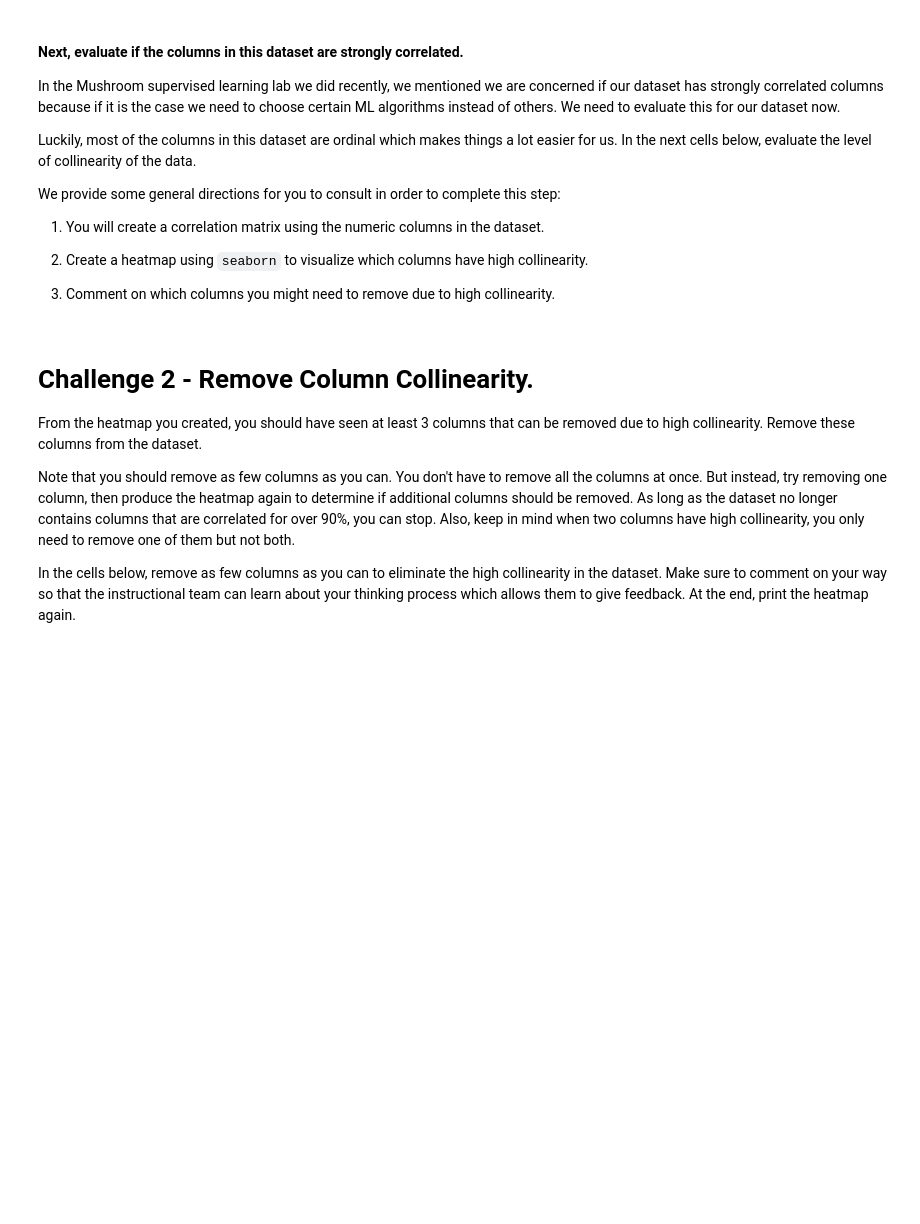
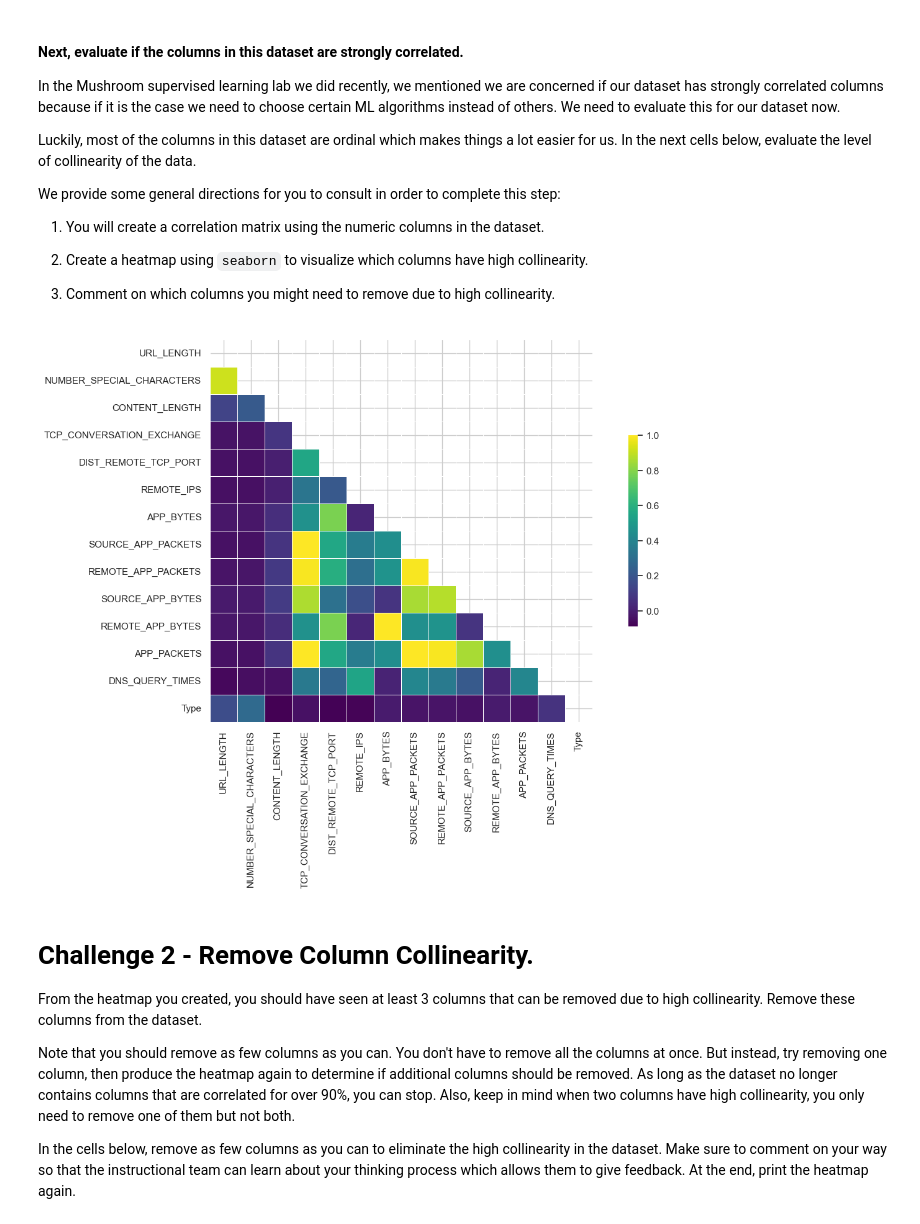
Before and after one commit to xrodrimo/lab-supervised-learning, a Jupyter notebook: your-code/main.ipynb, the cells around one changed output. Saved outputs shown, nothing was run; the diff lists cells and outputs as text; code cells hidden in the pictures; blank space fills up the shorter version.

```diff
--- a/your-code/main.ipynb
+++ b/your-code/main.ipynb
@@ -13,3 +6,34 @@ import pandas as pd
+# %%
+import pandas as pd
+pd.set_option('display.max_columns', None)
+pd.set_option('display.max_colwidth', None)
+import numpy as np
+
+# Modelling libraries
+import statsmodels.formula.api as smf
+from sklearn.model_selection import train_test_split
+from sklearn.linear_model import LinearRegression as LinReg
+from sklearn.linear_model import LogisticRegression
+from sklearn.tree import DecisionTreeClassifier
+from sklearn.metrics import mean_squared_error
+
+# Viz
+import seaborn as sns
+from matplotlib import pyplot as plt
+from matplotlib import cm
+%matplotlib inline
+%config Inlinebackend.figure_format = 'retina'
+sns.set_context("poster")
+sns.set(rc={"figure.figsize": (15.,8.)})
+sns.set_style("whitegrid")
+
+# Metrics
+from sklearn import metrics
+from sklearn.metrics import confusion_matrix
+from sklearn.metrics import precision_score
+from sklearn.metrics import accuracy_score
+from sklearn.metrics import recall_score
+from sklearn.metrics import f1_score
 # %% [markdown]
 In this lab, we will explore a dataset that describes websites with different features and labels them either benign or malicious . We will use supervised learning algorithms to figure out what feature patterns malicious websites are likely to have and use our model to predict malicious websites.
 
@@ -39,3 +100,5 @@ Feel free to add additional cells for your explorations. Make sure to comment wh
+# %%
+cor = websites.drop(columns=["URL","CHARSET","SERVER","WHOIS_COUNTRY","WHOIS_STATEPRO","WHOIS_REGDATE","WHOIS_UPDATED_DATE"])
 # %% [markdown]
 #### Next, evaluate if the columns in this dataset are strongly correlated.
 
@@ -57,3 +116,16 @@ We provide some general directions for you to consult in order to complete this
+# %%
+correl = cor.corr()
+# %%
+mask = np.triu(np.ones_like(correl), k=0)
+sns.heatmap(correl,
+            mask=mask,
+            cmap="viridis",
+            square=True,
+            linewidth=0.5,
+            vmax=1,
+            cbar_kws={"shrink": 0.5});
+# %% [output]
+[figure, added]
 # %% [markdown]
 # Challenge 2 - Remove Column Collinearity.
 
```
Also changed, not shown: parts of 61 cells of this notebook.
